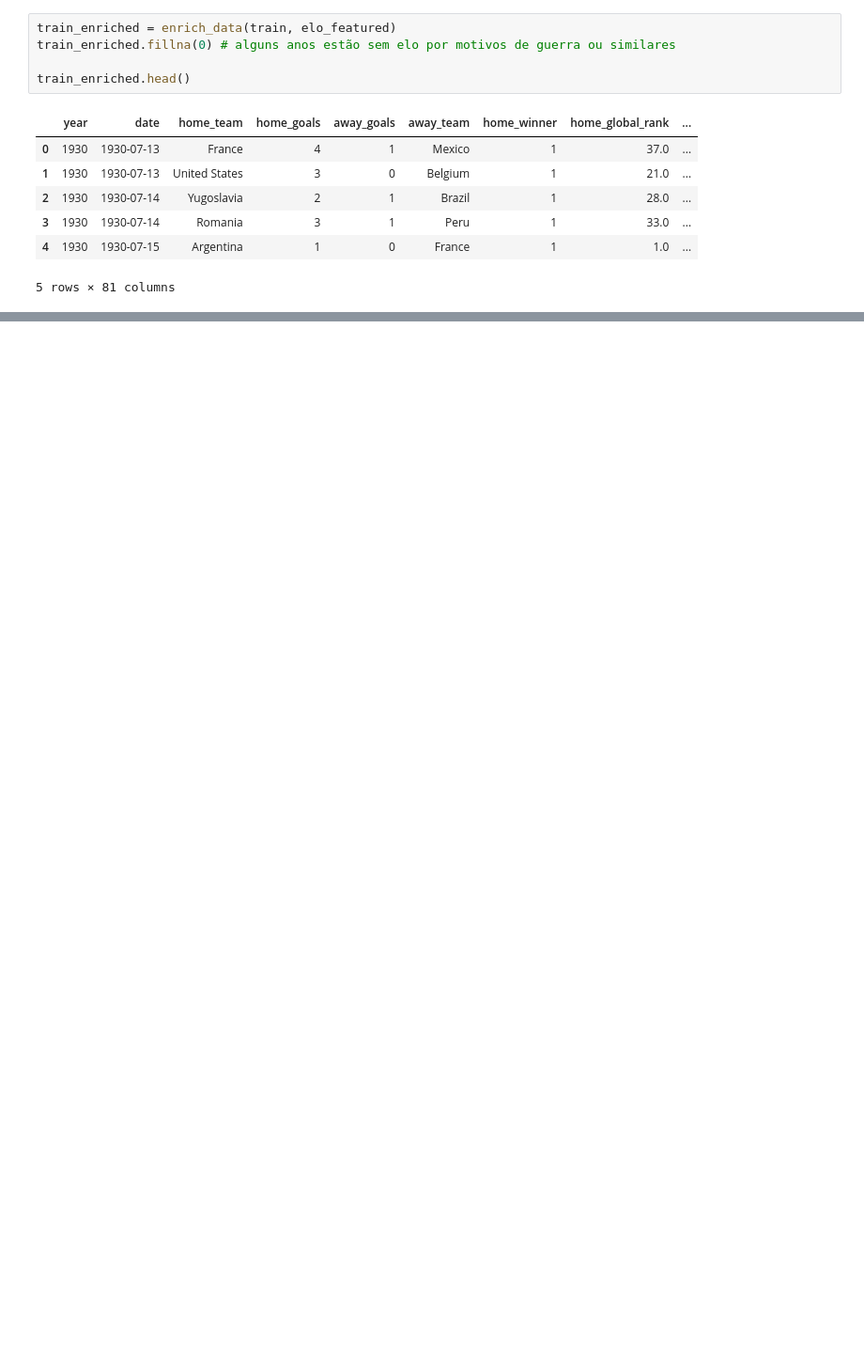
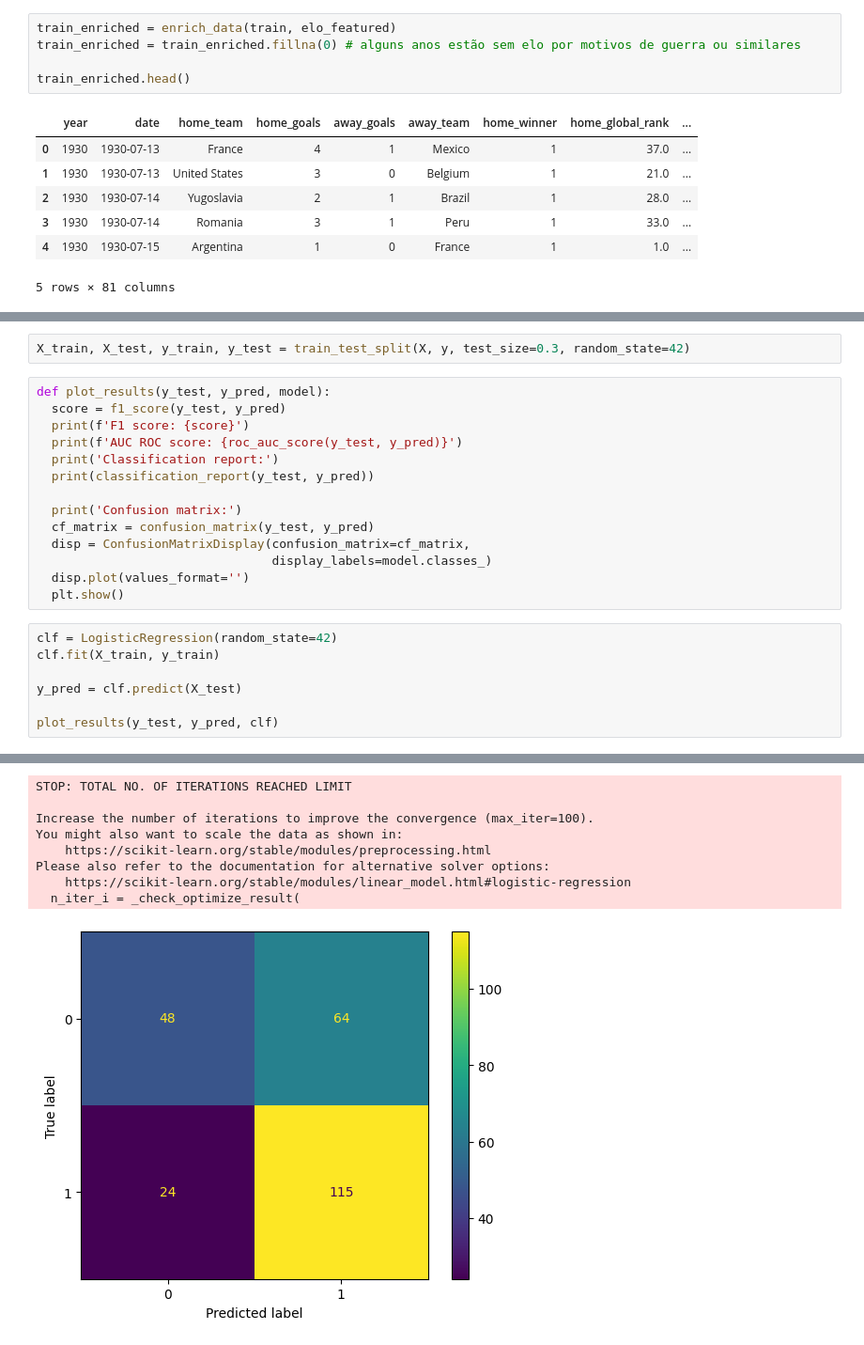
Before and after one commit to rafabandoni/world-cup-2026-predict, a Jupyter notebook: notebooks/model.ipynb, the cells around one changed output, grey strips where cells are left out. Shown at 94% size. Drawn from its saved outputs; the diff is of its cells as text; blank space fills up the shorter version.

Commit message:
começa a desenvolver um modelo baseline

```diff
--- a/notebooks/model.ipynb
+++ b/notebooks/model.ipynb
@@ -62,7 +68,7 @@ train['Away Team'] = (
 )
 # %%
 train_enriched = enrich_data(train, elo_featured)
-train_enriched.fillna(0) # alguns anos estão sem elo por motivos de guerra ou similares
+train_enriched = train_enriched.fillna(0) # alguns anos estão sem elo por motivos de guerra ou similares
 
 train_enriched.head()
 # %% [output]
@@ -75,0 +131,24 @@ train_enriched.head()
+# %%
+X_train, X_test, y_train, y_test = train_test_split(X, y, test_size=0.3, random_state=42)
+# %%
+def plot_results(y_test, y_pred, model):
+  score = f1_score(y_test, y_pred)
+  print(f'F1 score: {score}')
+  print(f'AUC ROC score: {roc_auc_score(y_test, y_pred)}')
+  print('Classification report:')
+  print(classification_report(y_test, y_pred))
+
+  print('Confusion matrix:')
+  cf_matrix = confusion_matrix(y_test, y_pred)
+  disp = ConfusionMatrixDisplay(confusion_matrix=cf_matrix,
+                                display_labels=model.classes_)
+  disp.plot(values_format='')
+  plt.show()
+# %%
+clf = LogisticRegression(random_state=42)
+clf.fit(X_train, y_train)
+
+y_pred = clf.predict(X_test)
+
+plot_results(y_test, y_pred, clf)
+# %% [output]
@@ -75,0 +168,9 @@ train_enriched.head()
+STOP: TOTAL NO. OF ITERATIONS REACHED LIMIT
+
+Increase the number of iterations to improve the convergence (max_iter=100).
+You might also want to scale the data as shown in:
+    https://scikit-learn.org/stable/modules/preprocessing.html
+Please also refer to the documentation for alternative solver options:
+    https://scikit-learn.org/stable/modules/linear_model.html#logistic-regression
+  n_iter_i = _check_optimize_result(
+[figure, added]
```
Also changed, not shown: parts of 4 cells of this notebook, 2 other files.
